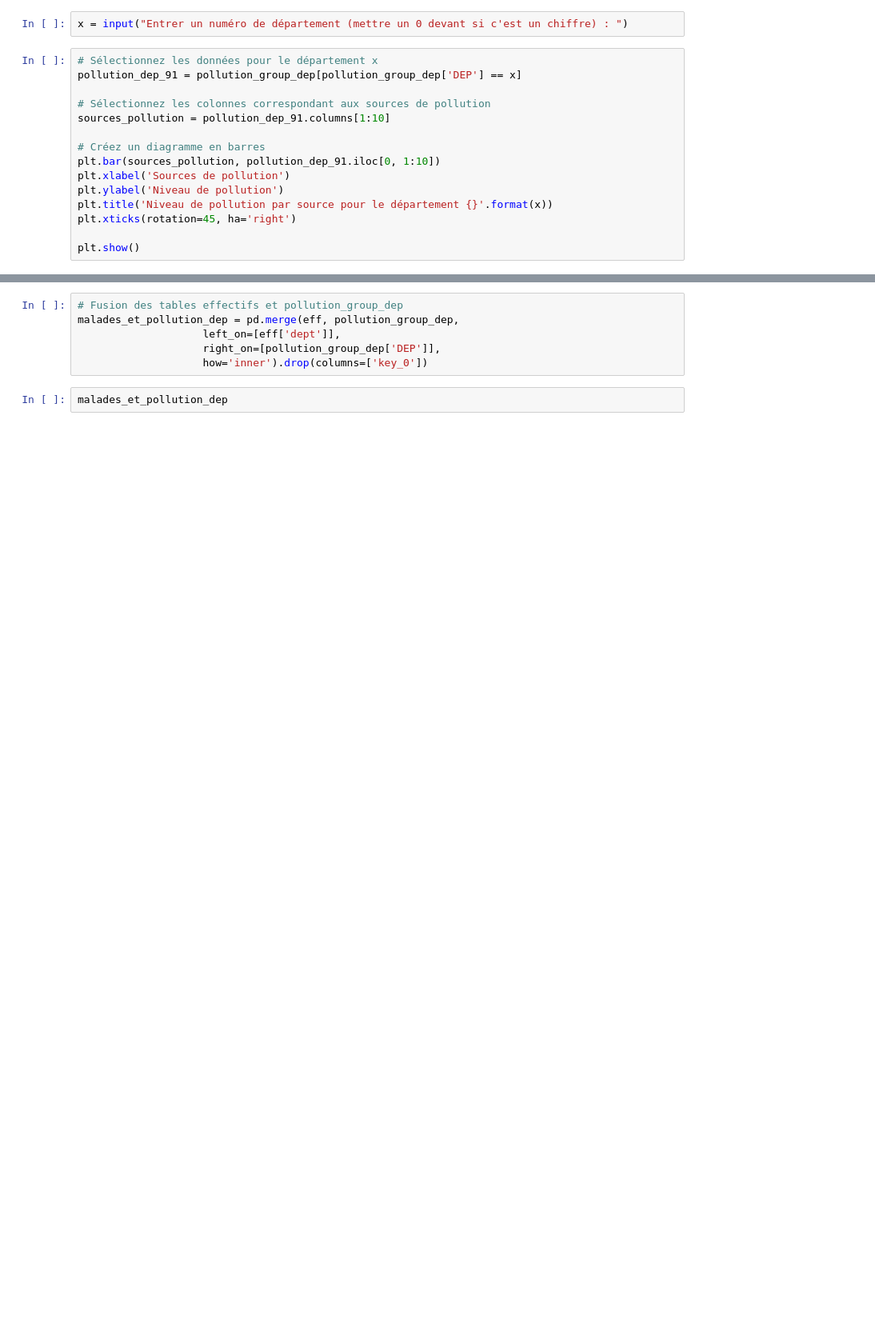
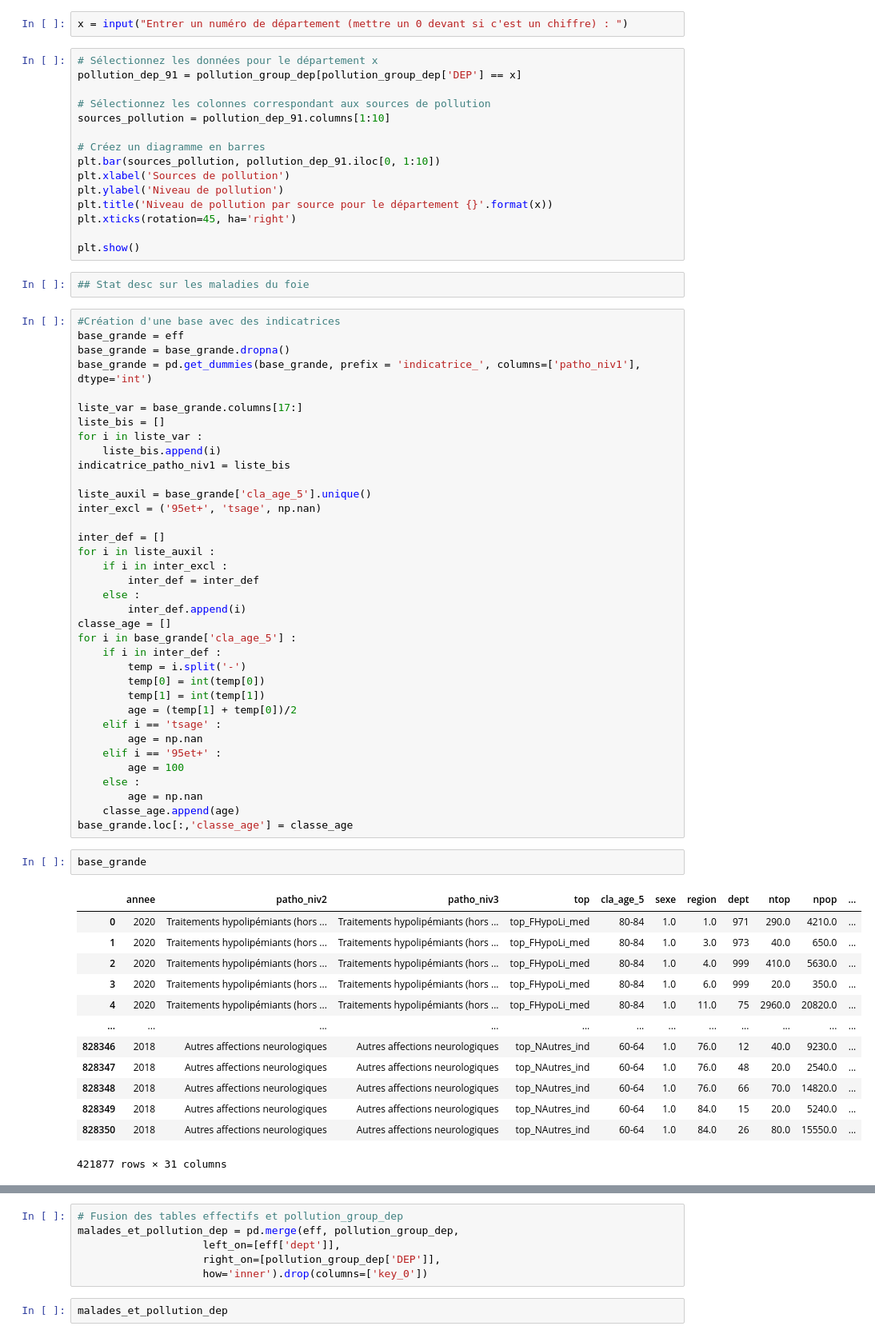
Before and after one commit to tpaquier/Python_DS, a Jupyter notebook: Stat desc.ipynb, the cells around one changed output, grey strips where cells are left out. Shown: that part at 80% size. Cells and saved outputs as stored; diff of their text form; blank space fills up the shorter version.

```diff
--- a/Stat desc.ipynb
+++ b/Stat desc.ipynb
@@ -178,3 +196,57 @@ plt.title('Niveau de pollution par source pour le département {}'.format(x))
 plt.xticks(rotation=45, ha='right')
 
 plt.show()
+# %%
+## Stat desc sur les maladies du foie
+# %%
+#Création d'une base avec des indicatrices
+base_grande = eff
+base_grande = base_grande.dropna()
+base_grande = pd.get_dummies(base_grande, prefix = 'indicatrice_', columns=['patho_niv1'], dtype='int')
+
+liste_var = base_grande.columns[17:]
+liste_bis = []
+for i in liste_var :
+    liste_bis.append(i)
+indicatrice_patho_niv1 = liste_bis
+
+liste_auxil = base_grande['cla_age_5'].unique()
+inter_excl = ('95et+', 'tsage', np.nan)
+
+inter_def = []
+for i in liste_auxil :
+    if i in inter_excl :
+        inter_def = inter_def
+    else :
+        inter_def.append(i)
+classe_age = []
+for i in base_grande['cla_age_5'] :
+    if i in inter_def :
+        temp = i.split('-')
+        temp[0] = int(temp[0])
+        temp[1] = int(temp[1])
+        age = (temp[1] + temp[0])/2
+    elif i == 'tsage' :
+        age = np.nan
+    elif i == '95et+' :
+        age = 100
+    else :
+        age = np.nan
+    classe_age.append(age)
+base_grande.loc[:,'classe_age'] = classe_age
+# %%
+base_grande
+# %% [output]
+|  | annee | patho_niv2 | patho_niv3 | top | cla_age_5 | sexe | region | dept | ntop | npop | ... |
+| 0 | 2020 | Traitements hypolipémiants (hors ... | Traitements hypolipémiants (hors ... | top_FHypoLi_med | 80-84 | 1.0 | 1.0 | 971 | 290.0 | 4210.0 | ... |
+| 1 | 2020 | Traitements hypolipémiants (hors ... | Traitements hypolipémiants (hors ... | top_FHypoLi_med | 80-84 | 1.0 | 3.0 | 973 | 40.0 | 650.0 | ... |
+| 2 | 2020 | Traitements hypolipémiants (hors ... | Traitements hypolipémiants (hors ... | top_FHypoLi_med | 80-84 | 1.0 | 4.0 | 999 | 410.0 | 5630.0 | ... |
+| 3 | 2020 | Traitements hypolipémiants (hors ... | Traitements hypolipémiants (hors ... | top_FHypoLi_med | 80-84 | 1.0 | 6.0 | 999 | 20.0 | 350.0 | ... |
+| 4 | 2020 | Traitements hypolipémiants (hors ... | Traitements hypolipémiants (hors ... | top_FHypoLi_med | 80-84 | 1.0 | 11.0 | 75 | 2960.0 | 20820.0 | ... |
+| ... | ... | ... | ... | ... | ... | ... | ... | ... | ... | ... | ... |
+| 828346 | 2018 | Autres affections neurologiques | Autres affections neurologiques | top_NAutres_ind | 60-64 | 1.0 | 76.0 | 12 | 40.0 | 9230.0 | ... |
+| 828347 | 2018 | Autres affections neurologiques | Autres affections neurologiques | top_NAutres_ind | 60-64 | 1.0 | 76.0 | 48 | 20.0 | 2540.0 | ... |
+| 828348 | 2018 | Autres affections neurologiques | Autres affections neurologiques | top_NAutres_ind | 60-64 | 1.0 | 76.0 | 66 | 70.0 | 14820.0 | ... |
+| 828349 | 2018 | Autres affections neurologiques | Autres affections neurologiques | top_NAutres_ind | 60-64 | 1.0 | 84.0 | 15 | 20.0 | 5240.0 | ... |
+| 828350 | 2018 | Autres affections neurologiques | Autres affections neurologiques | top_NAutres_ind | 60-64 | 1.0 | 84.0 | 26 | 80.0 | 15550.0 | ... |
+421877 rows × 31 columns
```
Also changed, not shown: parts of 13 cells of this notebook.
